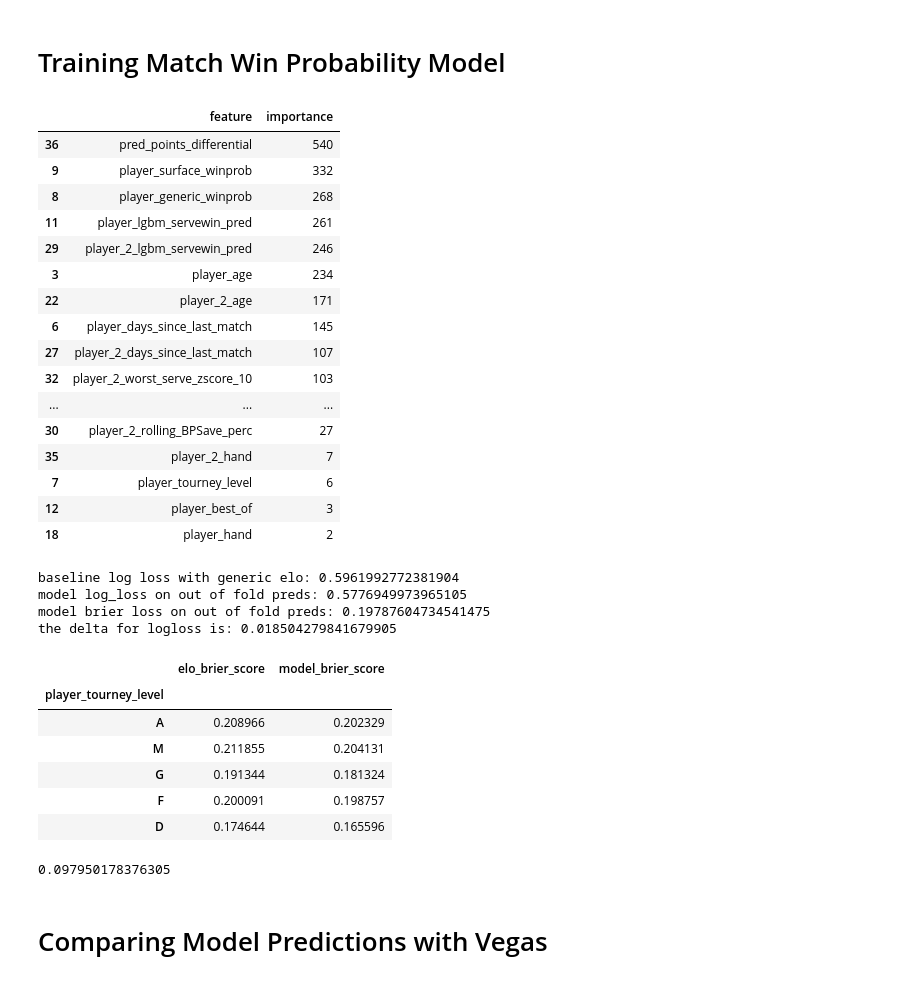
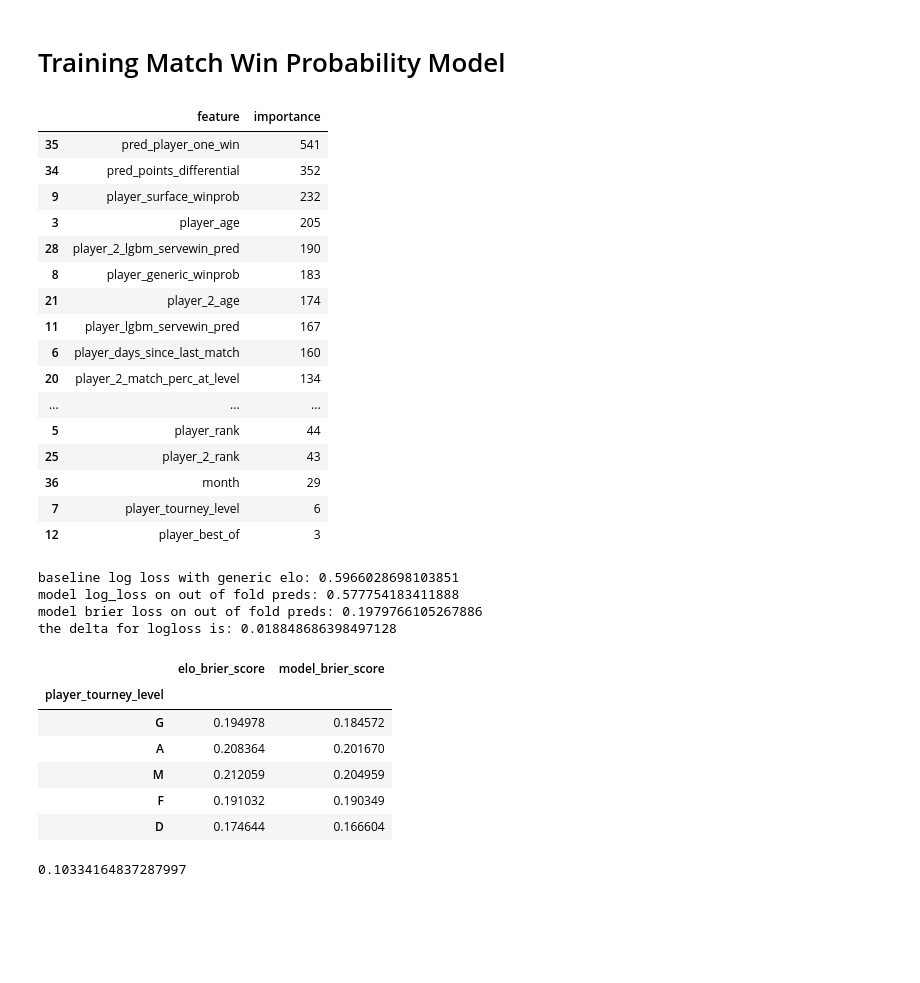
Before and after one commit to yaobviously/tennis_elo, a Jupyter notebook: tennis_model_fr.ipynb, the cells around one changed output. Cells and saved outputs as stored; diff of their text form; code cells hidden in the pictures; blank space fills up the shorter version.

Commit message:
applied shrinkage, separated betting analysis

```diff
--- a/tennis_model_fr.ipynb
+++ b/tennis_model_fr.ipynb
@@ -678,6 +678,23 @@ rolling_df['ewm_1stIn'] = (
     .groupby('player_id')['1stIn_perc']
     .transform(lambda x: x.shift().ewm(alpha=0.13).mean())
 )
+# %%
+# applying shrinkage to a few statistics
+
+shrinkage_constant = 1
+
+rolling_df['global_ace_perc'] = rolling_df['ace_perc'].shift().expanding().mean().fillna(0.067)
+rolling_df['global_df_perc'] = rolling_df['df_perc'].shift().expanding().mean().fillna(0.04)
+rolling_df['global_ewm_1stIn'] = rolling_df['1stIn_perc'].shift().expanding().mean().fillna(0.61)
+
+rolling_df['shrinkage_factor'] = rolling_df['matches_played'] / (rolling_df['matches_played'] + shrinkage_constant)
+rolling_df['adj_ewm_ace_perc'] = rolling_df['shrinkage_factor'] * rolling_df['ewm_ace_perc'] + \
+                                ((1 - rolling_df['shrinkage_factor']) * rolling_df['global_ace_perc'])
+
+rolling_df['adj_ewm_df_perc'] = rolling_df['shrinkage_factor'] * rolling_df['ewm_df_perc'] + \
+                                ((1 - rolling_df['shrinkage_factor']) * rolling_df['global_df_perc'])
+rolling_df['adj_ewm_1stIn'] = rolling_df['shrinkage_factor'] * rolling_df['ewm_1stIn'] + \
+                                ((1 - rolling_df['shrinkage_factor']) * rolling_df['global_ewm_1stIn'])
 # %%
 rolling_df['serve_residual'] = rolling_df['ServeWin'] - rolling_df['ridge_servewin_pred']
 rolling_df['ewm_serve_resid'] = (
@@ -687,7 +704,7 @@ rolling_df['ewm_serve_resid'] = (
 )
 # %%
 # creating a new dataframe to predict player match statistics
-# rolling_df.set_index('match', inplace=True)
+rolling_df.set_index('match', inplace=True)
 
 # separating each match into two players using first/last
 rolling_df_first = rolling_df.groupby(rolling_df.index).first()
@@ -722,10 +739,10 @@ player_features = ['player_ridge_servewin_pred', 'opponent_ridge_servewin_pred',
                    'player_generic_winprob', 'player_surface_winprob',
                    'player_matches_played', 'opponent_matches_played',
                    'player_rolling_BPSave_perc', 'opponent_rolling_BPSave_perc',
-                   'player_best_of', 'player_ewm_ace_perc',
+                   'player_best_of', 'player_adj_ewm_ace_perc',
                    'player_tourney_name',
-                   'player_ewm_df_perc',
-                   'player_ewm_1stIn',
+                   'player_adj_ewm_df_perc',
+                   'player_adj_ewm_1stIn',
                    'player_month_perf',
                    'player_ewm_serve_resid',
                    'player_servewin_1back',
@@ -1025,7 +1042,8 @@ X = match_df.drop(columns=['player_won', 'player_ServeWin',
                            'player_2_id', 'player_id', 'point_differential',
                            'player_2_rolling_serve_delta_10', 'player_rolling_ace_perc_10',
                            'player_rolling_df_perc_10', 'player_rolling_serve_delta_10',
-                           'player_sets', 'player_points', 'player_2_sets', 'player_2_points'])
+                           'player_sets', 'player_points', 'player_2_sets', 'player_2_points',
+                           'player_hand', 'player_2_hand'])
 
 y = match_df['player_won']
 
@@ -1067,22 +1085,22 @@ wp_model_fi = (
 wp_model_fi
 # %% [output]
 |  | feature | importance |
-| 36 | pred_points_differential | 540 |
-| 9 | player_surface_winprob | 332 |
-| 8 | player_generic_winprob | 268 |
-| 11 | player_lgbm_servewin_pred | 261 |
-| 29 | player_2_lgbm_servewin_pred | 246 |
-| 3 | player_age | 234 |
-| 22 | player_2_age | 171 |
-| 6 | player_days_since_last_match | 145 |
-| 27 | player_2_days_since_last_match | 107 |
-| 32 | player_2_worst_serve_zscore_10 | 103 |
+| 35 | pred_player_one_win | 541 |
+| 34 | pred_points_differential | 352 |
+| 9 | player_surface_winprob | 232 |
+| 3 | player_age | 205 |
+| 28 | player_2_lgbm_servewin_pred | 190 |
+| 8 | player_generic_winprob | 183 |
+| 21 | player_2_age | 174 |
+| 11 | player_lgbm_servewin_pred | 167 |
+| 6 | player_days_since_last_match | 160 |
+| 20 | player_2_match_perc_at_level | 134 |
 | ... | ... | ... |
-| 30 | player_2_rolling_BPSave_perc | 27 |
-| 35 | player_2_hand | 7 |
+| 5 | player_rank | 44 |
+| 25 | player_2_rank | 43 |
+| 36 | month | 29 |
 | 7 | player_tourney_level | 6 |
 | 12 | player_best_of | 3 |
-| 18 | player_hand | 2 |
 # %%
 oof_clf_df = pd.DataFrame({'pred' : oof, 'actual' : y})
 oof_clf_df['player_one_win_prob'] = X['player_generic_winprob']
@@ -1094,39 +1112,41 @@ print("model log_loss on out of fold preds:", log_loss(oof_clf_df['actual'], oof
 print("model brier loss on out of fold preds:", brier_score_loss(oof_clf_df['actual'], oof_clf_df['pred']))
 print("the delta for logloss is:", log_loss(oof_clf_df['actual'], oof_clf_df['player_one_win_prob']) - log_loss(oof_clf_df['actual'], oof_clf_df['pred']))
 # %% [output]
-baseline log loss with generic elo: 0.5961992772381904
-model log_loss on out of fold preds: 0.5776949973965105
-model brier loss on out of fold preds: 0.19787604734541475
-the delta for logloss is: 0.018504279841679905
+baseline log loss with generic elo: 0.5966028698103851
+model log_loss on out of fold preds: 0.577754183411888
+model brier loss on out of fold preds: 0.1979766105267886
+the delta for logloss is: 0.018848686398497128
 # %%
 match_df['pred_player_one_win'] = oof
 match_df = match_df[match_df['pred_player_one_win'] > 0.0].copy()
+match_df['month'] = match_df['player_2_tourney_date'].dt.month
+match_df['season'] = match_df['player_2_tourney_date'].dt.year
 
 generic_elo_by_level = (
     match_df
     .groupby('player_tourney_level', observed=True)
     .apply(lambda x: brier_score_loss(x['player_won'], x['player_generic_winprob']))
 )
 
 
 brier_by_level = (
     match_df
     .groupby('player_tourney_level', observed=True)
     .apply(lambda x: brier_score_loss(x['player_won'], x['pred_player_one_win']))
 )
 
 level_comparison = pd.concat([generic_elo_by_level, brier_by_level], axis=1)
 level_comparison.columns = ['elo_brier_score', 'model_brier_score']
 
 level_comparison
 # %% [output]
 |  | elo_brier_score | model_brier_score |
 | player_tourney_level |  |  |
-| A | 0.208966 | 0.202329 |
-| M | 0.211855 | 0.204131 |
-| G | 0.191344 | 0.181324 |
-| F | 0.200091 | 0.198757 |
-| D | 0.174644 | 0.165596 |
+| G | 0.194978 | 0.184572 |
+| A | 0.208364 | 0.201670 |
+| M | 0.212059 | 0.204959 |
+| F | 0.191032 | 0.190349 |
+| D | 0.174644 | 0.166604 |
 # %%
 # looking at how we do predicting the performance of some of the best players
 
@@ -1142,6 +1162,4 @@ filtered_player_df = player_df[player_df['player_tourney_date'] >=  '2007-01-01'
 
 brier_score_loss(filtered_player_df['player_won'], filtered_player_df['pred_player_one_win'])
 # %% [output]
-0.097950178376305
+0.10334164837287997
-# %% [markdown]
-# Comparing Model Predictions with Vegas
```
Also changed, not shown: parts of 22 cells of this notebook, 6 other files.
